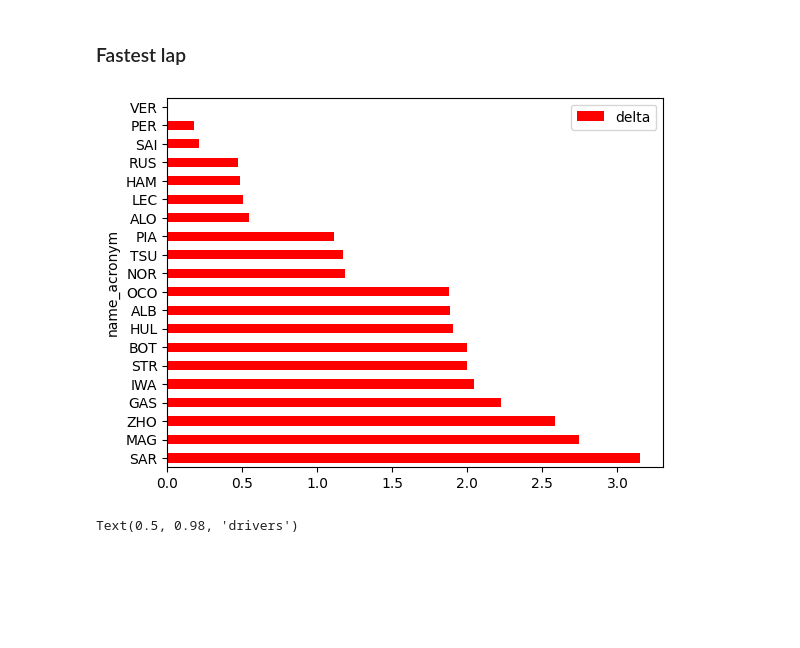
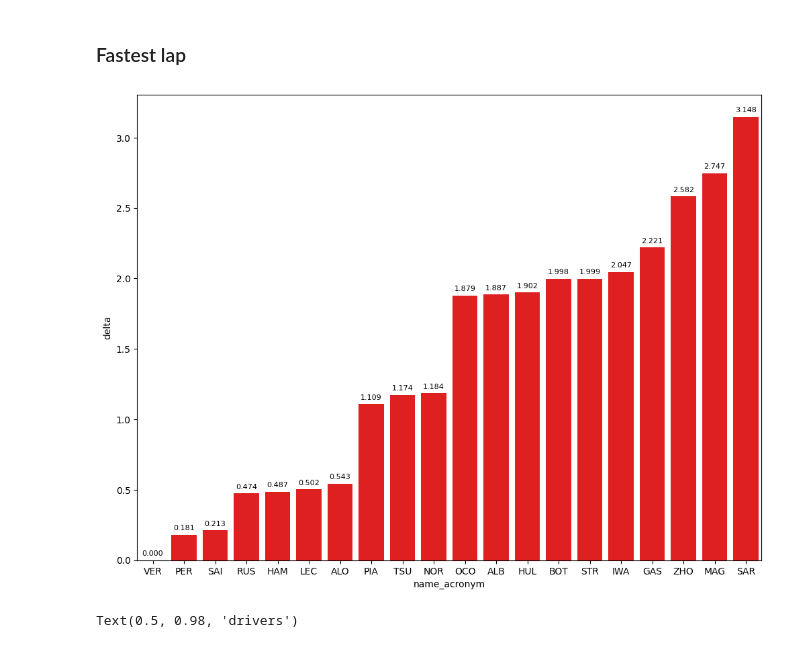
Before and after one commit to frankdelpiero/F1_notebooks, a Jupyter notebook: F1_24/Japanese GP Recap.ipynb, the cells around one changed output. Cells and saved outputs as stored; diff of their text form; code cells hidden in the pictures; blank space fills up the shorter version.

```diff
--- a/F1_24/Japanese GP Recap.ipynb
+++ b/F1_24/Japanese GP Recap.ipynb
@@ -283,9 +292,10 @@ for driver in drivers_list:
 arr= obtain_deltas(newdataset,[])
 newdataset.insert(3,'delta',arr)
 # %%
-newdataset.sort_values(ascending=True,by='delta').plot.barh('name_acronym','delta',color=['red']).invert_yaxis()
+dt = newdataset.sort_values(ascending=True,by='delta')
+obtainchart("name_acronym","delta",dt)
 # %% [output]
-[figure, old version]
+[figure, new version]
 # %%
 boxplot = jointables.query("is_pit_out_lap == False and lap_duration < 100").boxplot(column='lap_duration',by='name_acronym',fontsize=5)
 boxplot.get_figure().suptitle('drivers')
```
Also changed, not shown: parts of 8 cells of this notebook.
